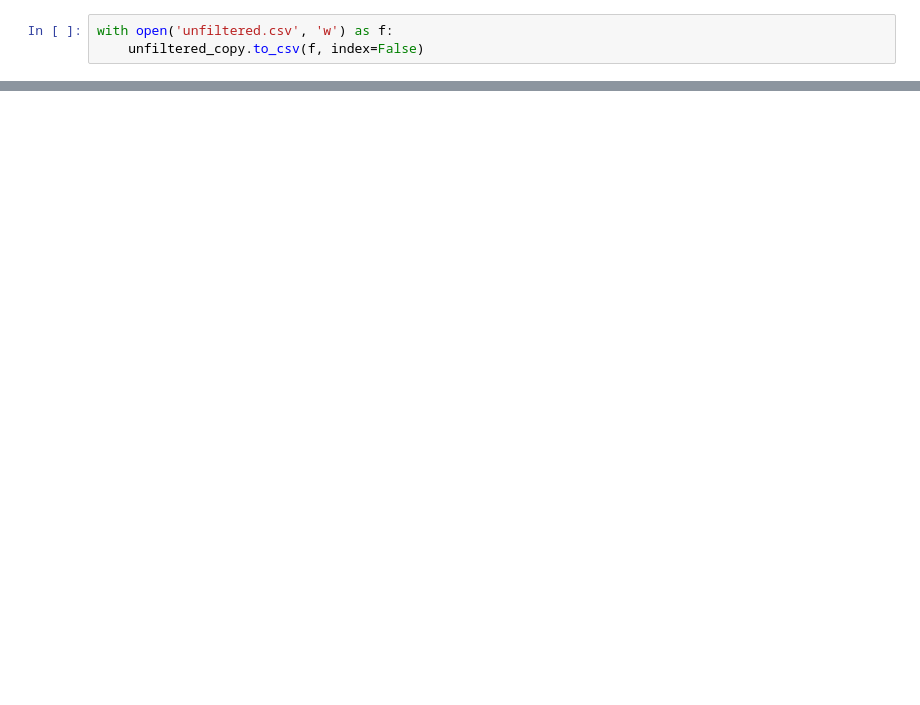
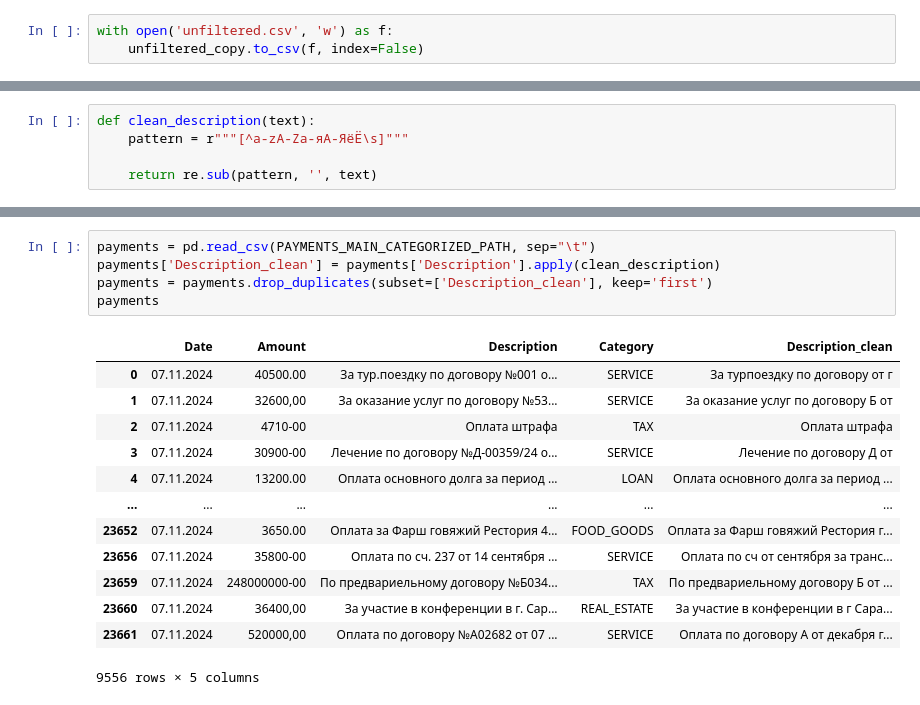
Before and after one commit to pyramidheadshark/BIV_2024, a Jupyter notebook: notebooks/dataset_filtration.ipynb, the cells around one changed output, grey strips where cells are left out. Drawn from its saved outputs; the diff is of its cells as text; blank space fills up the shorter version.

```diff
--- a/notebooks/dataset_filtration.ipynb
+++ b/notebooks/dataset_filtration.ipynb
@@ -389,0 +379,5 @@ with open('unfiltered.csv', 'w') as f:
+# %%
+def clean_description(text):
+    pattern = r"""[^a-zA-Zа-яА-ЯёЁ\s]"""
+
+    return re.sub(pattern, '', text)
@@ -389,0 +420,19 @@ with open('unfiltered.csv', 'w') as f:
+# %%
+payments = pd.read_csv(PAYMENTS_MAIN_CATEGORIZED_PATH, sep="\t")
+payments['Description_clean'] = payments['Description'].apply(clean_description)
+payments = payments.drop_duplicates(subset=['Description_clean'], keep='first')
+payments
+# %% [output]
+|  | Date | Amount | Description | Category | Description_clean |
+| 0 | 07.11.2024 | 40500.00 | За тур.поездку по договору №001 о... | SERVICE | За турпоездку по договору от г |
+| 1 | 07.11.2024 | 32600,00 | За оказание услуг по договору №53... | SERVICE | За оказание услуг по договору Б от |
+| 2 | 07.11.2024 | 4710-00 | Оплата штрафа | TAX | Оплата штрафа |
+| 3 | 07.11.2024 | 30900-00 | Лечение по договору №Д-00359/24 о... | SERVICE | Лечение по договору Д от |
+| 4 | 07.11.2024 | 13200.00 | Оплата основного долга за период ... | LOAN | Оплата основного долга за период ... |
+| ... | ... | ... | ... | ... | ... |
+| 23652 | 07.11.2024 | 3650.00 | Оплата за Фарш говяжий Рестория 4... | FOOD_GOODS | Оплата за Фарш говяжий Рестория г... |
+| 23656 | 07.11.2024 | 35800-00 | Оплата по сч. 237 от 14 сентября ... | SERVICE | Оплата по сч от сентября за транс... |
+| 23659 | 07.11.2024 | 248000000-00 | По предвариельному договору №Б034... | TAX | По предвариельному договору Б от ... |
+| 23660 | 07.11.2024 | 36400,00 | За участие в конференции в г. Сар... | REAL_ESTATE | За участие в конференции в г Сара... |
+| 23661 | 07.11.2024 | 520000,00 | Оплата по договору №А02682 от 07 ... | SERVICE | Оплата по договору А от декабря г... |
+9556 rows × 5 columns
```
Also changed, not shown: parts of 19 cells of this notebook, 5 other files.
